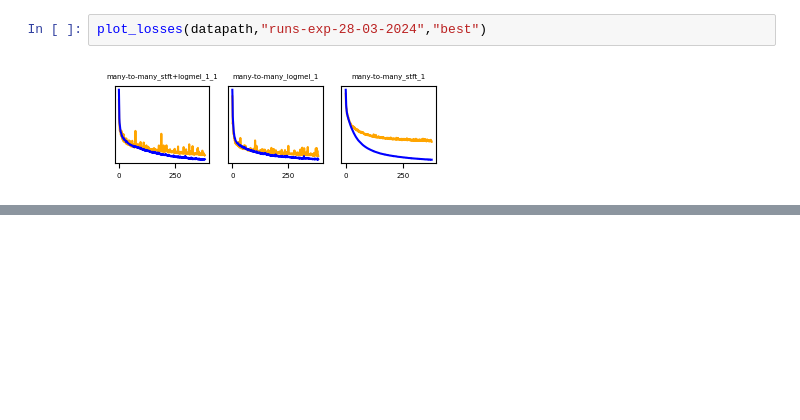
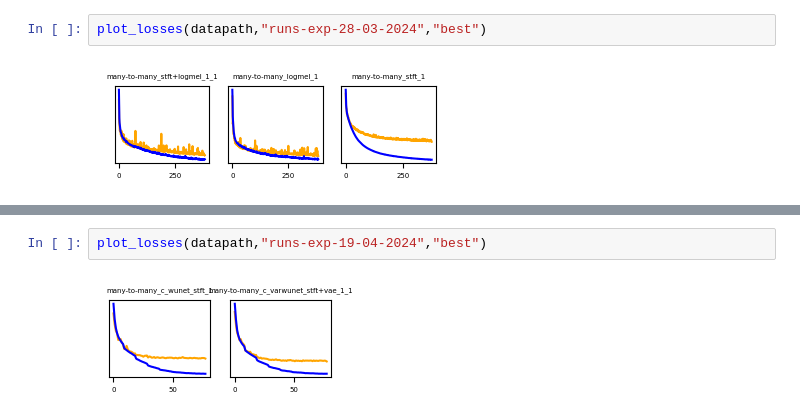
Before and after one commit to joaluba/reverb-match-cond-u-net, a Jupyter notebook: notebooks/exp_log.ipynb, the cells around one changed output, grey strips where cells are left out. Saved outputs shown, nothing was run; the diff lists cells and outputs as text; blank space fills up the shorter version.

```diff
--- a/notebooks/exp_log.ipynb
+++ b/notebooks/exp_log.ipynb
@@ -353,0 +356,4 @@ summarize_eval2(datapath,"runs-exp-14-04-2024","eval_all_batches.csv","predictio
+# %%
+plot_losses(datapath,"runs-exp-19-04-2024","best")
+# %% [output]
+[figure, added]
```
Also changed, not shown: parts of 12 cells of this notebook, 15 other files.
